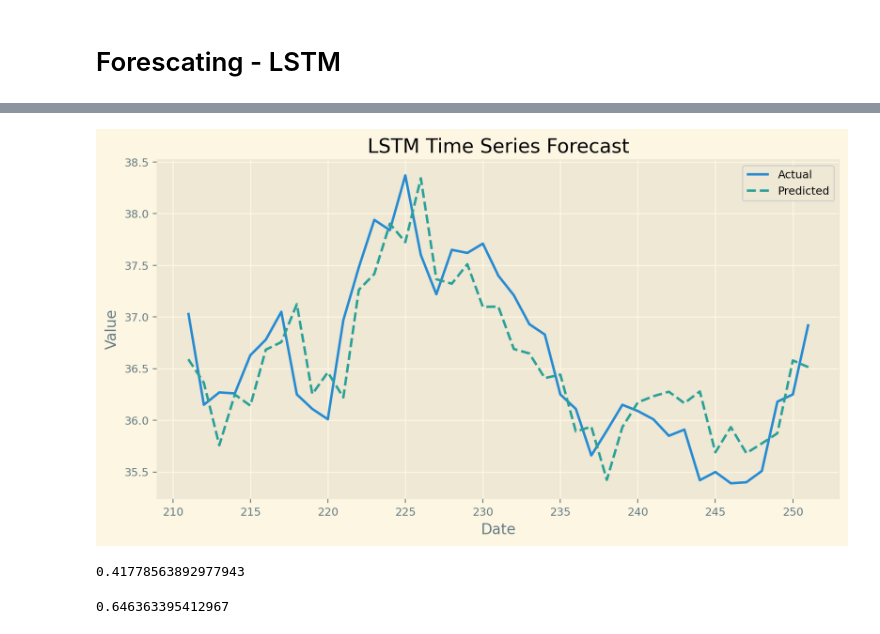
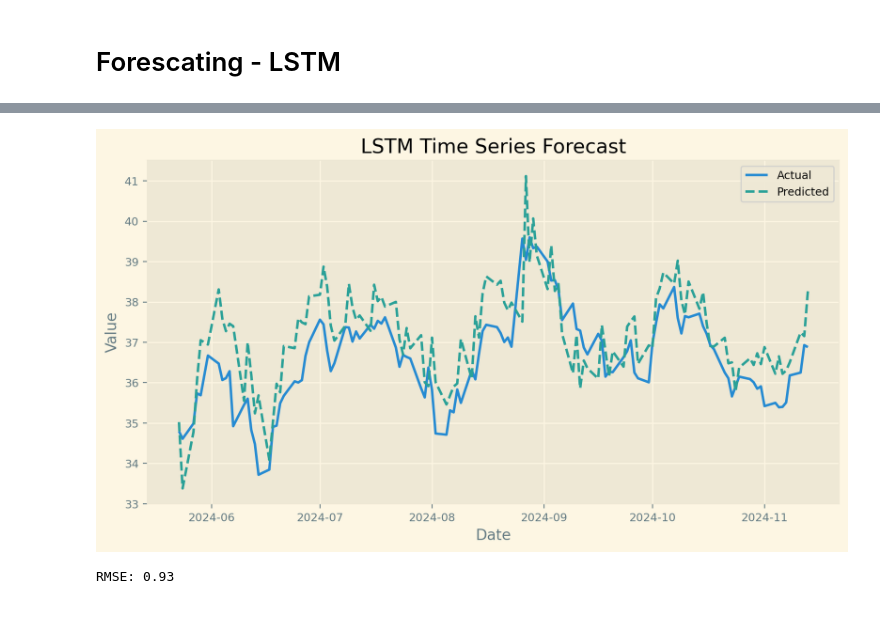
Before and after one commit to filmateus/Dados_Estatistica, a Jupyter notebook: strocks_market_analyses.ipynb, the cells around one changed output, grey strips where cells are left out. Cells and saved outputs as stored; diff of their text form; code cells hidden in the pictures.

```diff
--- a/strocks_market_analyses.ipynb
+++ b/strocks_market_analyses.ipynb
@@ -795,3 +750,45 @@ class LSTM(nn.Module):
 # %% [markdown]
 # Forescating - LSTM
+# %%
+scaler = MinMaxScaler(feature_range=(-1,1))
+data_scaled = scaler.fit_transform(df_adj_close['Petrobras'].values.reshape(-1,1))
+
+def create_seq(data, seq_length):
+    sequences = []
+    labels = []
+    for i in range(len(data) - seq_length):
+        sequences.append(data[i:i + seq_length])
+        labels.append(data[i + seq_length])
+    return torch.FloatTensor(sequences), torch.FloatTensor(labels)
+
+seq_length = 10
+X, y = create_seq(data_scaled, seq_length)
+train_size = int(0.90 * len(X))
+X_train, x_test = X[:train_size], X[train_size:]
+y_train, y_test = y[:train_size], y[train_size:]
+
+class LSTM(nn.Module):
+    def __init__(self,input_size = 1, hidden_layer_size = 50, output_size = 1):
+        super(LSTM, self).__init__()
+        self.hidden_layer_size = hidden_layer_size
+        self.lstm = nn.LSTM(input_size, hidden_layer_size)
+        self.linear = nn.Linear(hidden_layer_size, output_size)
+        self.hidden_cell = (torch.zeros(1,1, self.hidden_layer_size),
+                            torch.zeros(1,1, self.hidden_layer_size))
+
+    def forward(self, input_seq):
+        # Initialize hidden state and cell state at the start of each forward pass
+        batch_size = input_seq.shape[1] if len(input_seq.shape) > 1 else 1  # Handle single or batch input
+        self.hidden_cell = (
+            torch.zeros(1, batch_size, self.hidden_layer_size).to(input_seq.device),
+            torch.zeros(1, batch_size, self.hidden_layer_size).to(input_seq.device)
+        )
+
+        # Reshape input to LSTM's expected input format: [seq_len, batch_size, input_size]
+        lstm_out, self.hidden_cell = self.lstm(input_seq.view(len(input_seq), batch_size, -1), self.hidden_cell)
+
+        # Pass the last output of the LSTM through the linear layer
+        predictions = self.linear(lstm_out.view(len(input_seq), batch_size, -1)[-1])  # Get last time step's output
+
+        return predictions
 # %%
@@ -832,36 +830,32 @@ Final Loss: 0.0008767984691075981
 # %%
 # Initialize an empty list to store predictions
 predictions = []
 
 # Set model to evaluation mode
 model.eval()
 with torch.no_grad():  # Disable gradient calculation for inference
     for seq in x_test:
         model.hidden_cell = (
             torch.zeros(1, 1, model.hidden_layer_size),
             torch.zeros(1, 1, model.hidden_layer_size)
         )
         predictions.append(model(seq).item())  # Get the scalar prediction and append to list
 
 # Convert predictions and test labels back to the original scale
 predictions = scaler.inverse_transform(np.array(predictions).reshape(-1, 1))
 y_test = scaler.inverse_transform(y_test.reshape(-1, 1))
 
 
 # Plot the results
 plt.figure(figsize=(10,5))
 plt.plot(df_adj_close.index[-len(y_test):], y_test, label='Actual')
 plt.plot(df_adj_close.index[-len(predictions):], predictions, label='Predicted', linestyle='--')
 plt.title('LSTM Time Series Forecast')
 plt.xlabel('Date')
 plt.ylabel('Value')
 plt.legend()
 plt.show()
-root_mean_squared_error(y_test, predictions)
+print('RMSE: %.2f' % (root_mean_squared_error(y_test, predictions)))
 # %% [output]
-[figure, old version]
+[figure, new version]
-0.41778563892977943
+RMSE: 0.93
-# %%
-root_mean_squared_error(y_test, predictions)**0.5
-# %% [output]
-0.646363395412967
```
Also changed, not shown: parts of 22 cells of this notebook.
